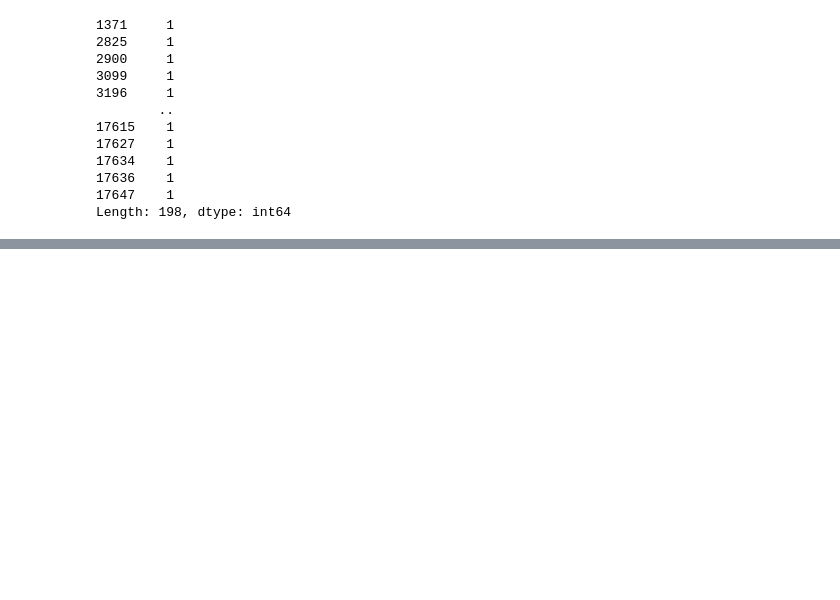
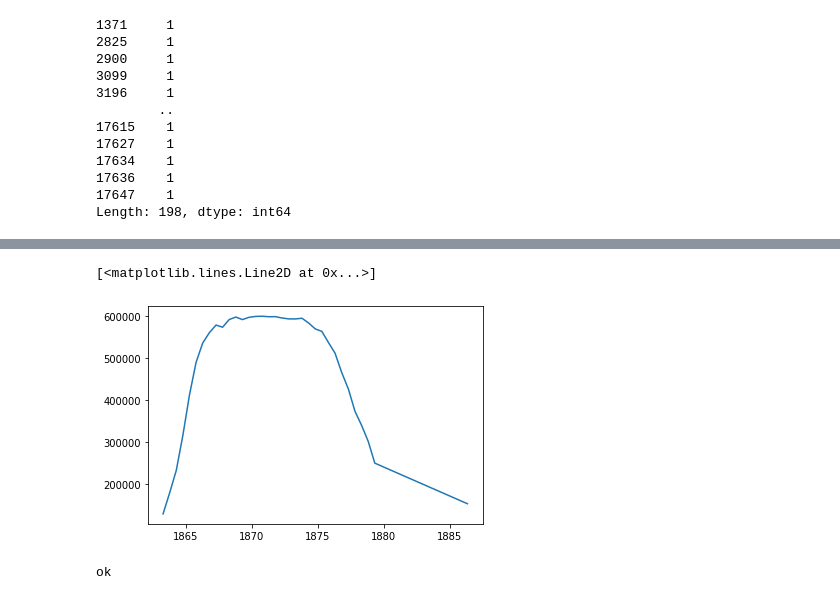
Before and after one commit to luizgmencucini/regression_filter, a Jupyter notebook: regression_filter.ipynb, the cells around one changed output, grey strips where cells are left out. Drawn from its saved outputs; the diff is of its cells as text; code cells hidden in the pictures; blank space fills up the shorter version.

```diff
--- a/regression_filter.ipynb
+++ b/regression_filter.ipynb
@@ -547,0 +907,5 @@ samp_010ms2.filterReg(17647, plot=True)
+# %%
+plt.plot(xic['rt'], xic['xic'])
+# %% [output]
+[<matplotlib.lines.Line2D at 0x...>]
+[figure, added]
@@ -547,0 +914,4 @@ samp_010ms2.filterReg(17647, plot=True)
+# %%
+plotXIC(174.130388, 31.199694*60, exp, out='010_1_ORIG_BPC', title='', type='BPC', format='png')
+# %% [output]
+ok
```
Also changed, not shown: parts of 43 cells of this notebook.
